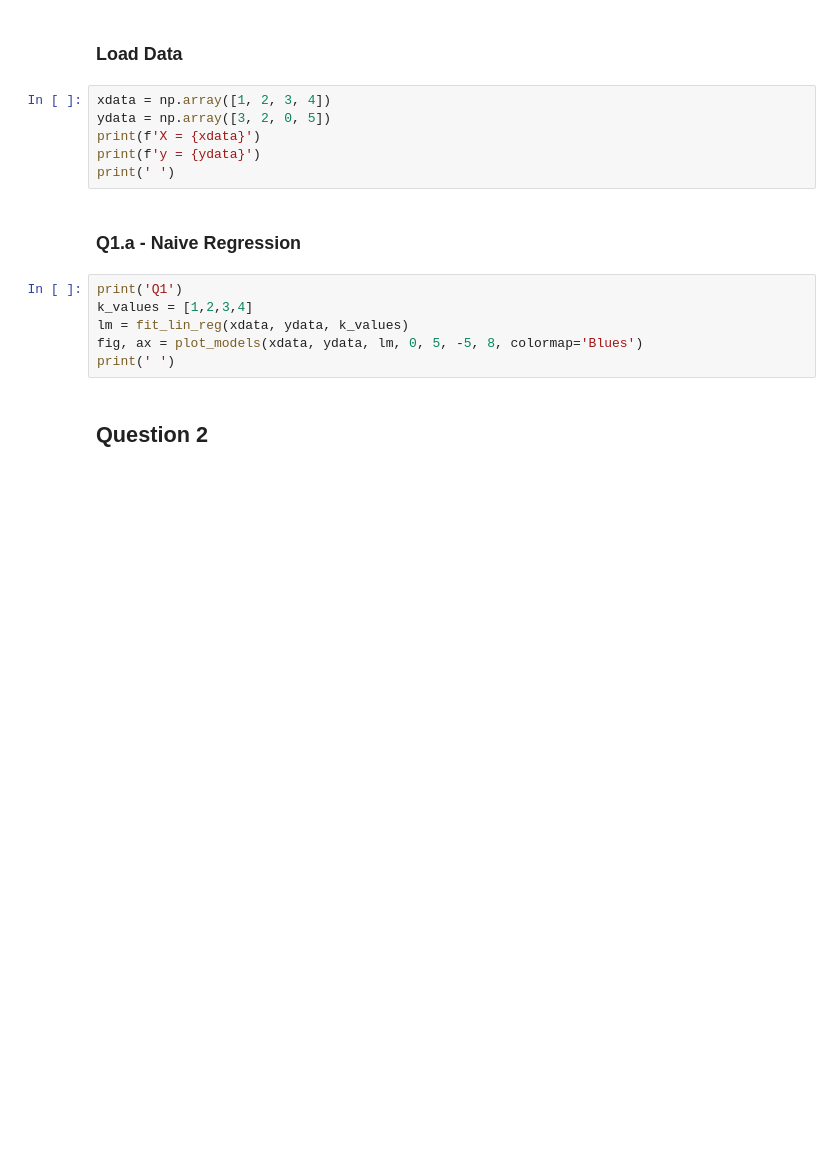
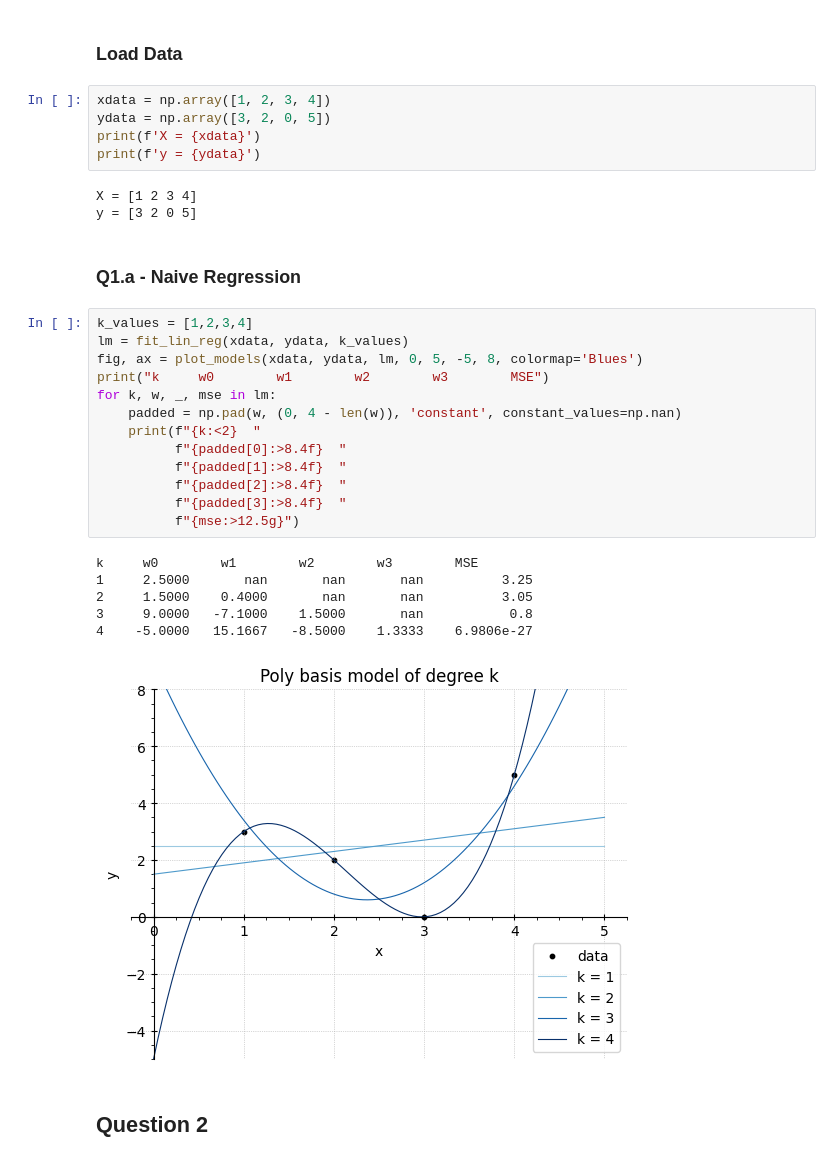
Before and after one commit to nadroj0-0/supervised_learning_coursework_1, a Jupyter notebook: Part 1 Q 1-3.ipynb, the cells around one changed output. Drawn from its saved outputs; the diff is of its cells as text; blank space fills up the shorter version.

Commit message:
Finished notebooks, removed redundant prints. Comments needed still

```diff
--- a/Part 1 Q 1-3.ipynb
+++ b/Part 1 Q 1-3.ipynb
@@ -194,15 +187,31 @@ xdata = np.array([1, 2, 3, 4])
 ydata = np.array([3, 2, 0, 5])
 print(f'X = {xdata}')
 print(f'y = {ydata}')
-print(' ')
+# %% [output]
+X = [1 2 3 4]
+y = [3 2 0 5]
 # %% [markdown]
 ### Q1.a - Naive Regression
 # %%
-print('Q1')
 k_values = [1,2,3,4]
 lm = fit_lin_reg(xdata, ydata, k_values)
 fig, ax = plot_models(xdata, ydata, lm, 0, 5, -5, 8, colormap='Blues')
-print(' ')
+print("k     w0        w1        w2        w3        MSE")
+for k, w, _, mse in lm:
+    padded = np.pad(w, (0, 4 - len(w)), 'constant', constant_values=np.nan)
+    print(f"{k:<2}  "
+          f"{padded[0]:>8.4f}  "
+          f"{padded[1]:>8.4f}  "
+          f"{padded[2]:>8.4f}  "
+          f"{padded[3]:>8.4f}  "
+          f"{mse:>12.5g}")
+# %% [output]
+k     w0        w1        w2        w3        MSE
+1     2.5000       nan       nan       nan          3.25
+2     1.5000    0.4000       nan       nan          3.05
+3     9.0000   -7.1000    1.5000       nan           0.8
+4    -5.0000   15.1667   -8.5000    1.3333    6.9806e-27
+[figure, added]
 # %% [markdown]
 ## Question 2
 # %% [markdown]
```
Also changed, not shown: parts of 6 cells of this notebook, 3 other files.
